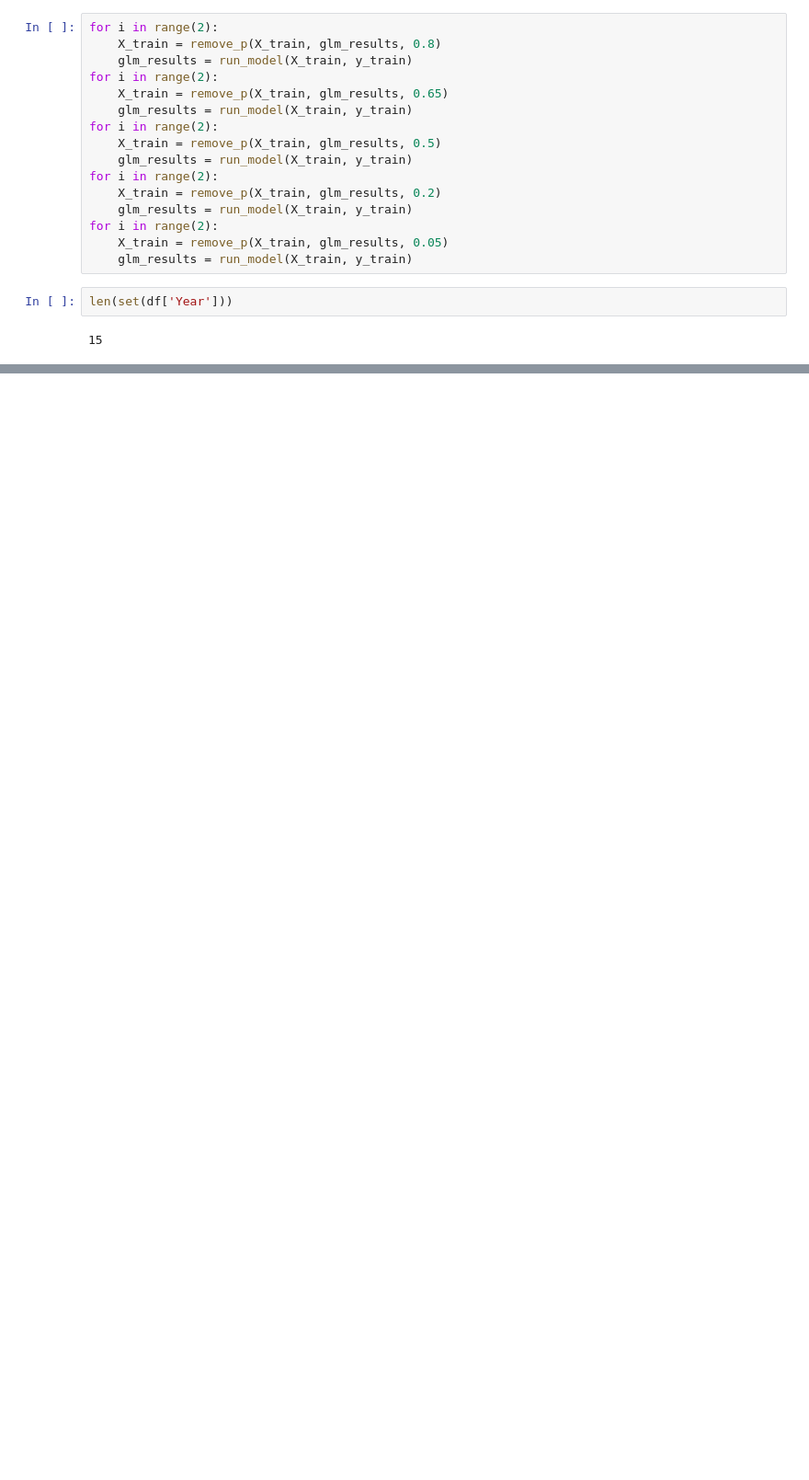
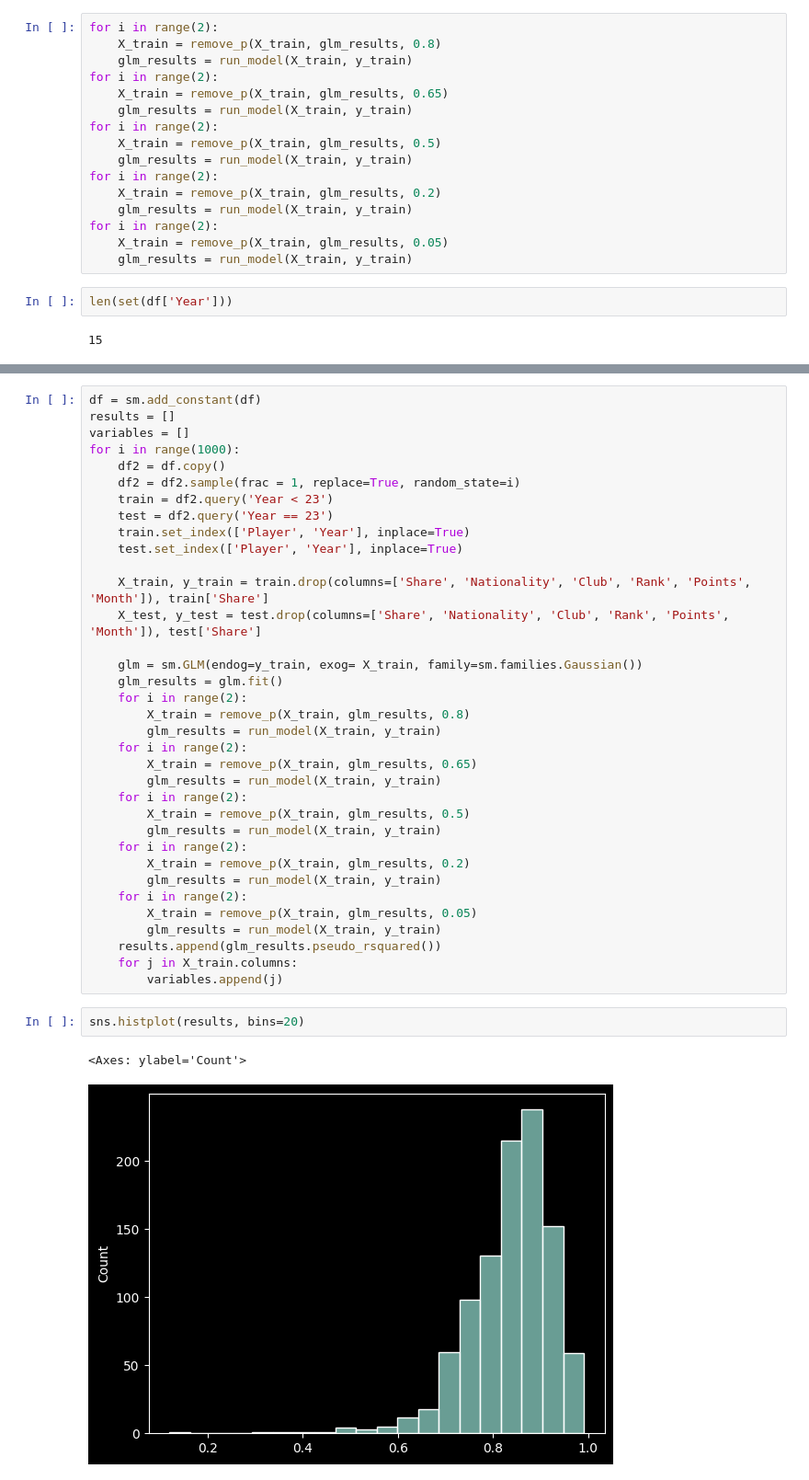
Before and after one commit to TheJarmanitor/outplayed, a Jupyter notebook: notebooks/glm_testing.ipynb, the cells around one changed output, grey strips where cells are left out. Shown at 92% size. Saved outputs shown, nothing was run; the diff lists cells and outputs as text; blank space fills up the shorter version.

```diff
--- a/notebooks/glm_testing.ipynb
+++ b/notebooks/glm_testing.ipynb
@@ -228,0 +231,40 @@ df.to_csv('../data/player_stats_trends.csv', index=False)
+# %%
+df = sm.add_constant(df)
+results = []
+variables = []
+for i in range(1000):
+    df2 = df.copy()
+    df2 = df2.sample(frac = 1, replace=True, random_state=i)
+    train = df2.query('Year < 23')
+    test = df2.query('Year == 23')
+    train.set_index(['Player', 'Year'], inplace=True)
+    test.set_index(['Player', 'Year'], inplace=True)
+
+    X_train, y_train = train.drop(columns=['Share', 'Nationality', 'Club', 'Rank', 'Points', 'Month']), train['Share']
+    X_test, y_test = test.drop(columns=['Share', 'Nationality', 'Club', 'Rank', 'Points', 'Month']), test['Share']
+
+    glm = sm.GLM(endog=y_train, exog= X_train, family=sm.families.Gaussian())
+    glm_results = glm.fit()
+    for i in range(2):
+        X_train = remove_p(X_train, glm_results, 0.8)
+        glm_results = run_model(X_train, y_train)
+    for i in range(2):
+        X_train = remove_p(X_train, glm_results, 0.65)
+        glm_results = run_model(X_train, y_train)
+    for i in range(2):
+        X_train = remove_p(X_train, glm_results, 0.5)
+        glm_results = run_model(X_train, y_train)
+    for i in range(2):
+        X_train = remove_p(X_train, glm_results, 0.2)
+        glm_results = run_model(X_train, y_train)
+    for i in range(2):
+        X_train = remove_p(X_train, glm_results, 0.05)
+        glm_results = run_model(X_train, y_train)
+    results.append(glm_results.pseudo_rsquared())
+    for j in X_train.columns:
+        variables.append(j)
+# %%
+sns.histplot(results, bins=20)
+# %% [output]
+<Axes: ylabel='Count'>
+[figure, added]
```
Also changed, not shown: parts of 8 cells of this notebook.
